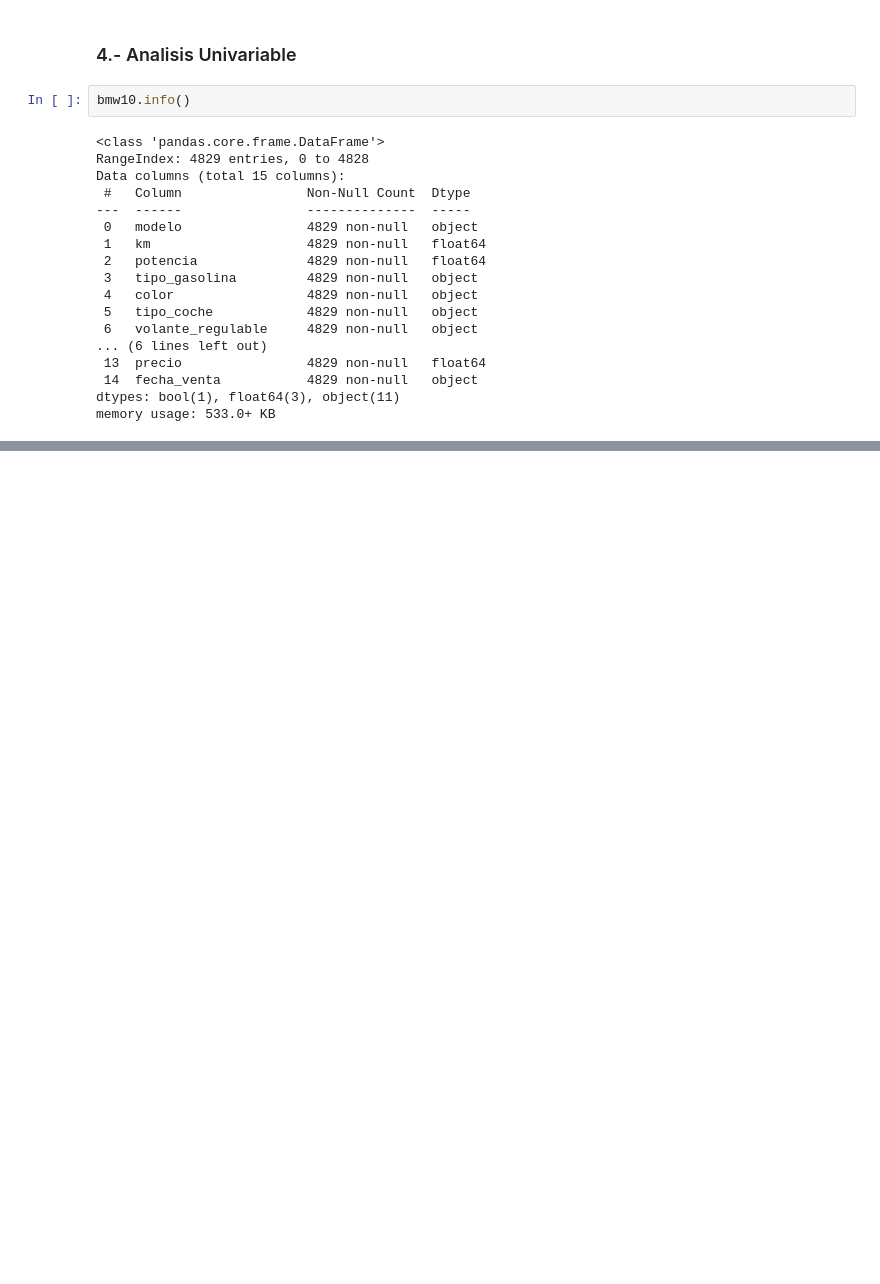
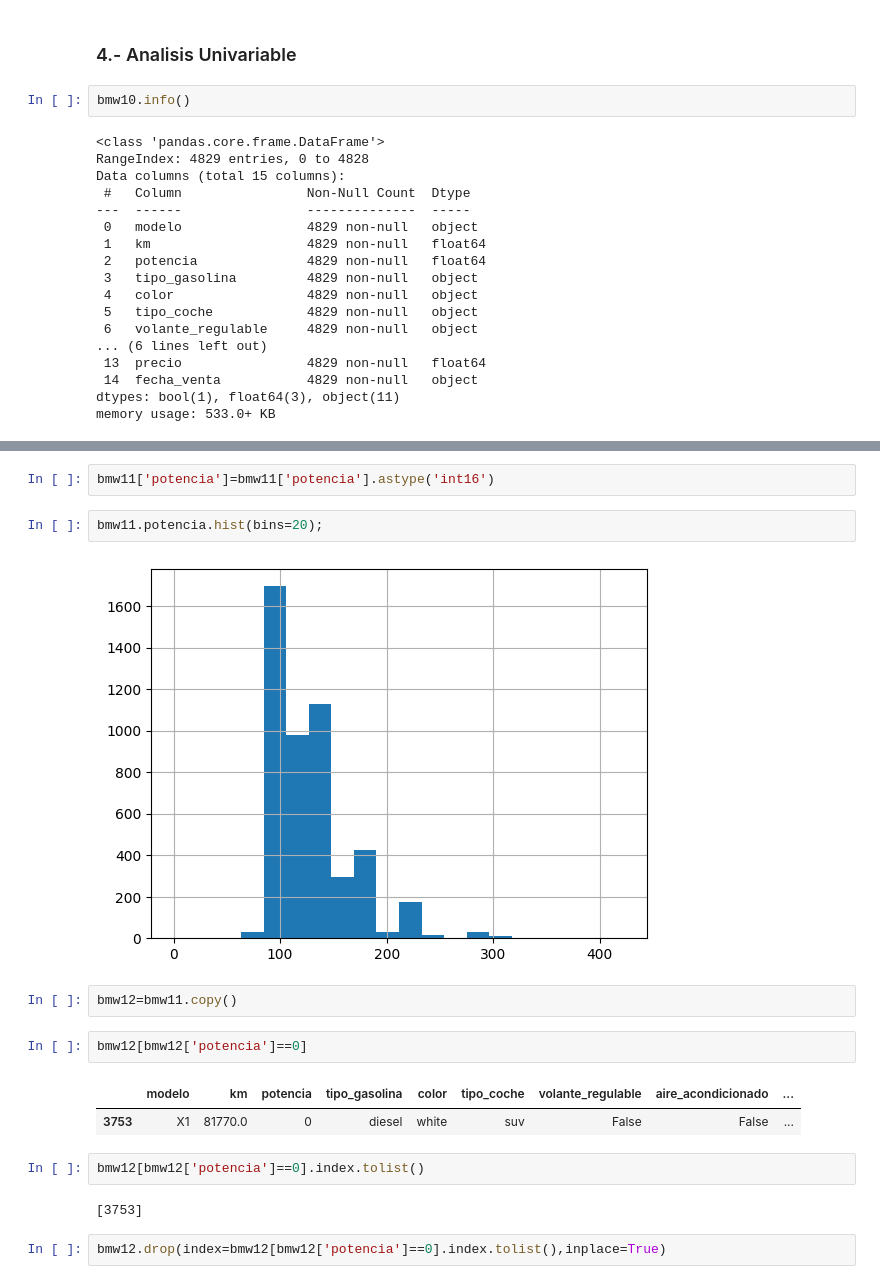
Before and after one commit to tvgtech/BMW_Proj, a Jupyter notebook: Toni_BMW_v2.ipynb, the cells around one changed output, grey strips where cells are left out. Drawn from its saved outputs; the diff is of its cells as text; blank space fills up the shorter version.

```diff
--- a/Toni_BMW_v2.ipynb
+++ b/Toni_BMW_v2.ipynb
@@ -1025,0 +1217,19 @@ memory usage: 533.0+ KB
+# %%
+bmw11['potencia']=bmw11['potencia'].astype('int16')
+# %%
+bmw11.potencia.hist(bins=20);
+# %% [output]
+[figure, added]
+# %%
+bmw12=bmw11.copy()
+# %%
+bmw12[bmw12['potencia']==0]
+# %% [output]
+|  | modelo | km | potencia | tipo_gasolina | color | tipo_coche | volante_regulable | aire_acondicionado | ... |
+| 3753 | X1 | 81770.0 | 0 | diesel | white | suv | False | False | ... |
+# %%
+bmw12[bmw12['potencia']==0].index.tolist()
+# %% [output]
+[3753]
+# %%
+bmw12.drop(index=bmw12[bmw12['potencia']==0].index.tolist(),inplace=True)
```
Also changed, not shown: parts of 90 cells of this notebook, 1 other file.
